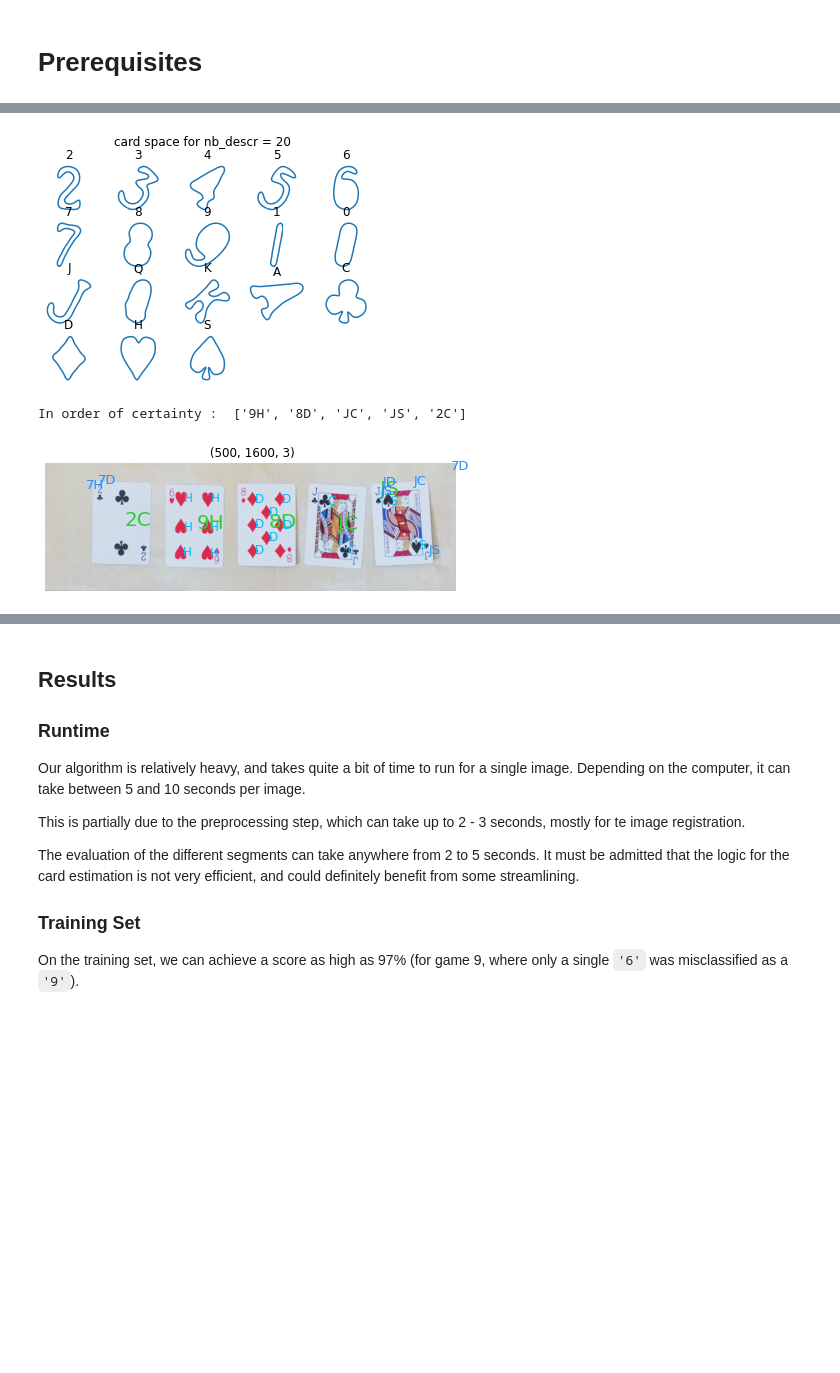
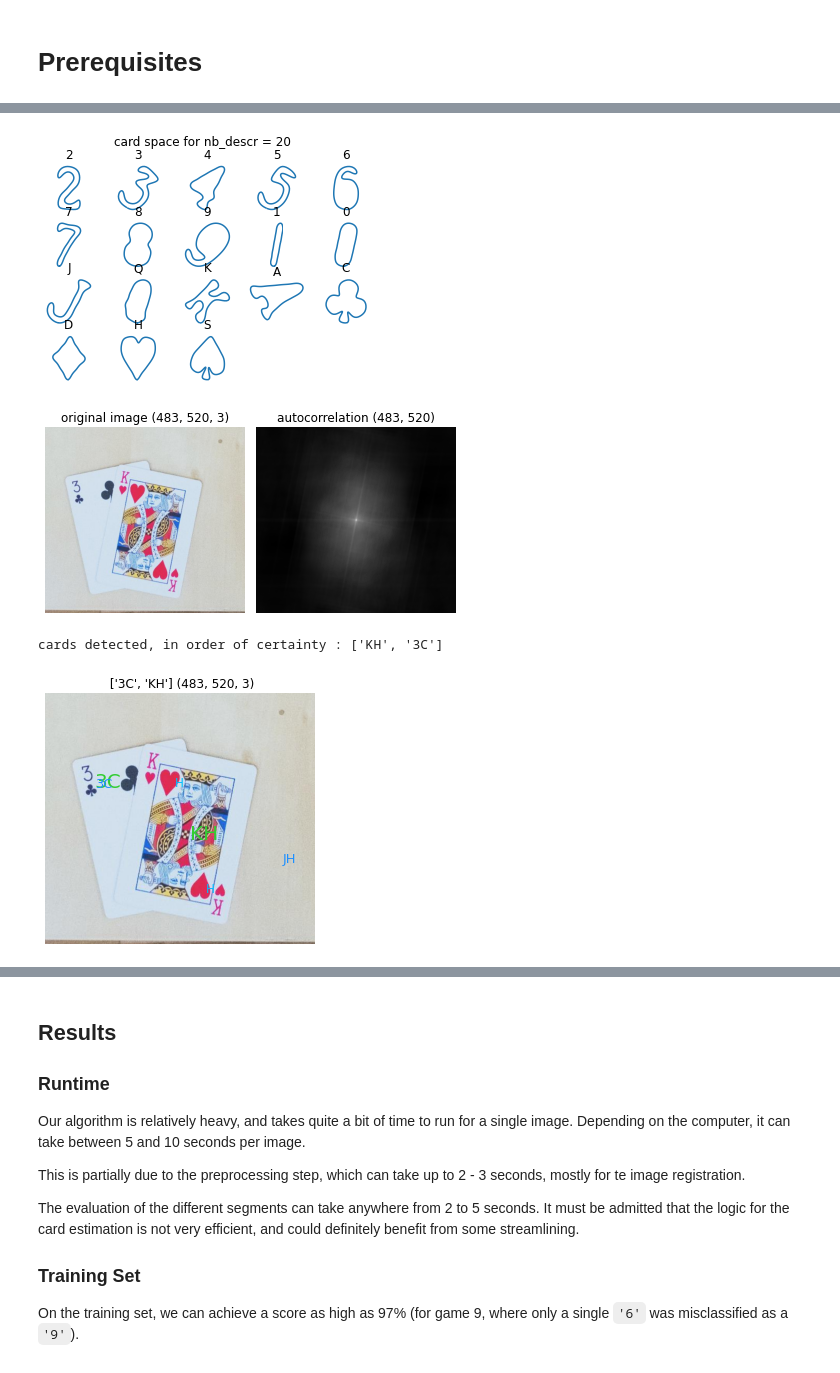
Before and after one commit to mbiselx/ImgAnlNPatRec, a Jupyter notebook: project/mini-report.ipynb, the cells around one changed output, grey strips where cells are left out. Drawn from its saved outputs; the diff is of its cells as text; code cells hidden in the pictures; blank space fills up the shorter version.

```diff
--- a/project/mini-report.ipynb
+++ b/project/mini-report.ipynb
@@ -193,20 +215,27 @@ If insufficient cards are detected this way, the most likely singly detected val
 # %%
 # show the "card space"
 card_space = load_card_space(filename="cardspace_20.pkl")
 show_card_space(card_space)
 plt.show()
 
 # demonstrate on a hand of cards
-img = get_img(img_type='cardsc')
-guess = guess_cards(img, card_space, nb_cards=5, disp=True)
-print("cards detected, in order of certainty :", [card[0] for card in guess])
+#img = get_img(game_id, img_type='cards1')
+img = get_img(game_id, img_type='cards2')
+has_folded = check_card_back_presence(img, show=True)
 plt.show()
+if has_folded :
+    print("player has folded")
+else :
+    guess = guess_cards(img, card_space, nb_cards=2, disp=True)
+    print("cards detected, in order of certainty :", [card[0] for card in guess])
+    plt.show()
 
-del card_space, img, guess
+del card_space, img
 # %% [output]
 [figure]
+[figure, new version]
-In order of certainty :  ['9H', '8D', 'JC', 'JS', '2C']
+cards detected, in order of certainty : ['KH', '3C']
-[figure, old version]
+[figure, added]
 # %% [markdown]
 ## Structure
 ### Structure of the Project Code
```
Also changed, not shown: parts of 10 cells of this notebook, 4 other files.
